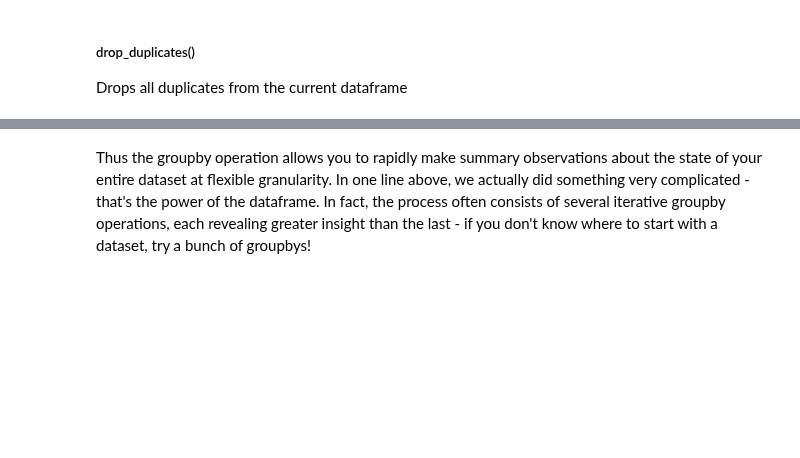
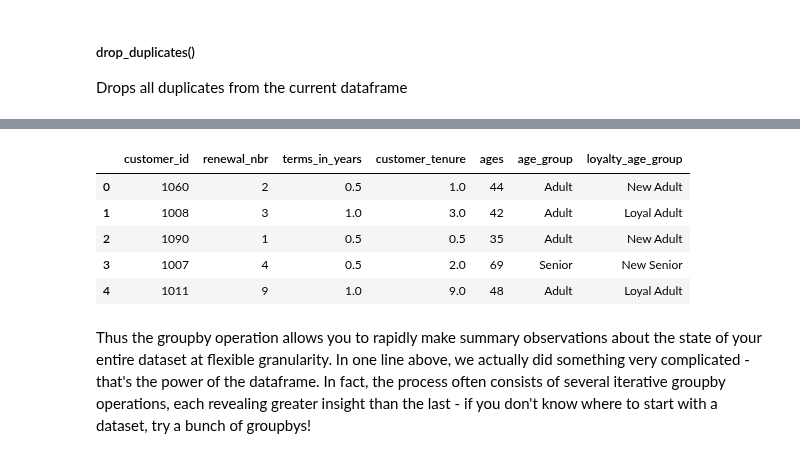
Before and after one commit to somas1/CT, a Jupyter notebook: Pandas/Pandas_Walkthrough_Student_Copy.ipynb, the cells around one changed output, grey strips where cells are left out. Saved outputs shown, nothing was run; the diff lists cells and outputs as text; code cells hidden in the pictures; blank space fills up the shorter version.

```diff
--- a/Pandas/Pandas_Walkthrough_Student_Copy.ipynb
+++ b/Pandas/Pandas_Walkthrough_Student_Copy.ipynb
@@ -835,2 +849,14 @@ customers.groupby(['age_group', 'ages']).mean().sort_values('ages', ascending =
+# %%
+# Create copy so we don't destroy original customer data
+customers_copy = customers.drop_duplicates('renewal_nbr').reset_index(drop=True)
+# this removes duplicate renewal_nbr
+customers_copy
+# %% [output]
+|  | customer_id | renewal_nbr | terms_in_years | customer_tenure | ages | age_group | loyalty_age_group |
+| 0 | 1060 | 2 | 0.5 | 1.0 | 44 | Adult | New Adult |
+| 1 | 1008 | 3 | 1.0 | 3.0 | 42 | Adult | Loyal Adult |
+| 2 | 1090 | 1 | 0.5 | 0.5 | 35 | Adult | New Adult |
+| 3 | 1007 | 4 | 0.5 | 2.0 | 69 | Senior | New Senior |
+| 4 | 1011 | 9 | 1.0 | 9.0 | 48 | Adult | Loyal Adult |
 # %%
 # Send customer data into a CSV file
```
Also changed, not shown: parts of 2 cells of this notebook.
